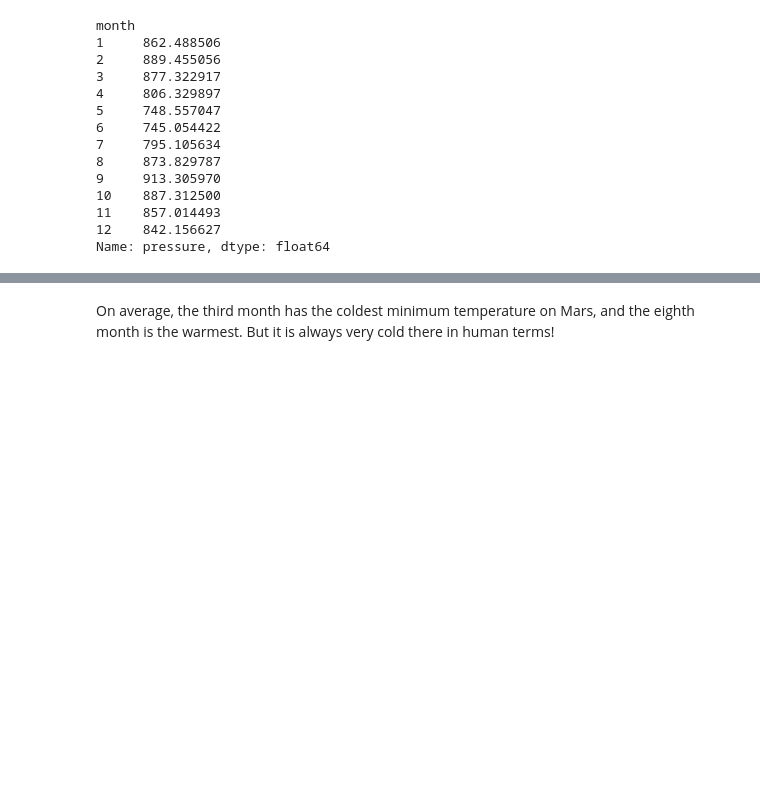
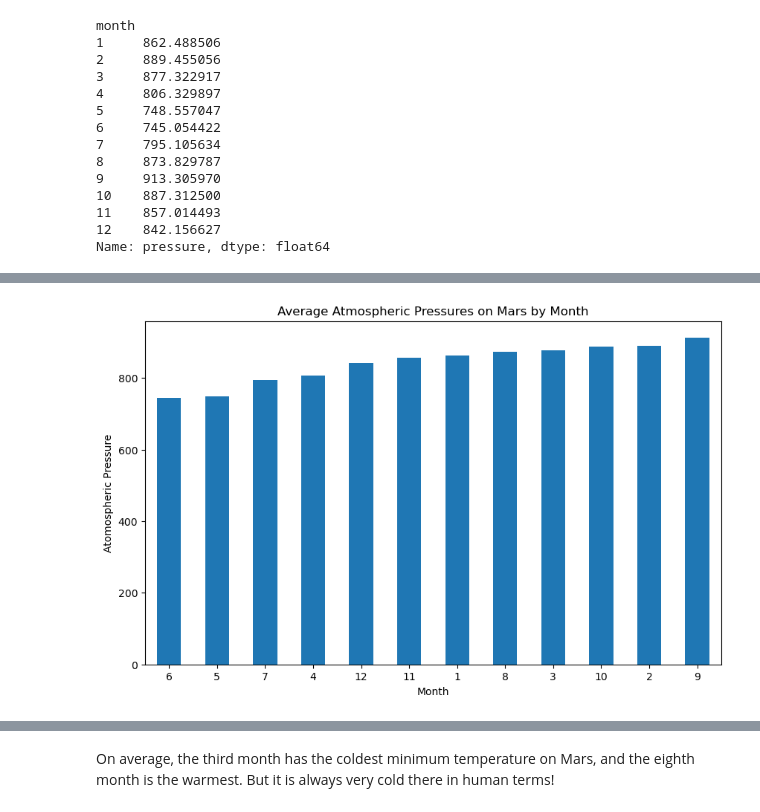
Before and after one commit to CalebCutrer/Mod_11_challenge, a Jupyter notebook: part_2_mars_weather.ipynb, the cells around one changed output, grey strips where cells are left out. Drawn from its saved outputs; the diff is of its cells as text; code cells hidden in the pictures; blank space fills up the shorter version.

```diff
--- a/part_2_mars_weather.ipynb
+++ b/part_2_mars_weather.ipynb
@@ -179,5 +225,7 @@ Name: min_temp, dtype: float64
 # %%
 # 4. Average pressure by Martian month
+avg_pressure_month= dataframe.groupby('month')['pressure'].mean()
+print(avg_pressure_month)
 # %% [output]
 month
 1     862.488506
@@ -203,0 +244,10 @@ Name: pressure, dtype: float64
+# %%
+# Plot the average pressure by month
+avg_pressure_month.sort_values().plot(kind='bar', figsize=(10, 6))
+plt.xlabel('Month')
+plt.xticks(rotation = 'horizontal')
+plt.ylabel('Atomospheric Pressure')
+plt.title('Average Atmospheric Pressures on Mars by Month')
+plt.show()
+# %% [output]
+[figure, added]
```
Also changed, not shown: parts of 19 cells of this notebook, 1 other file.
